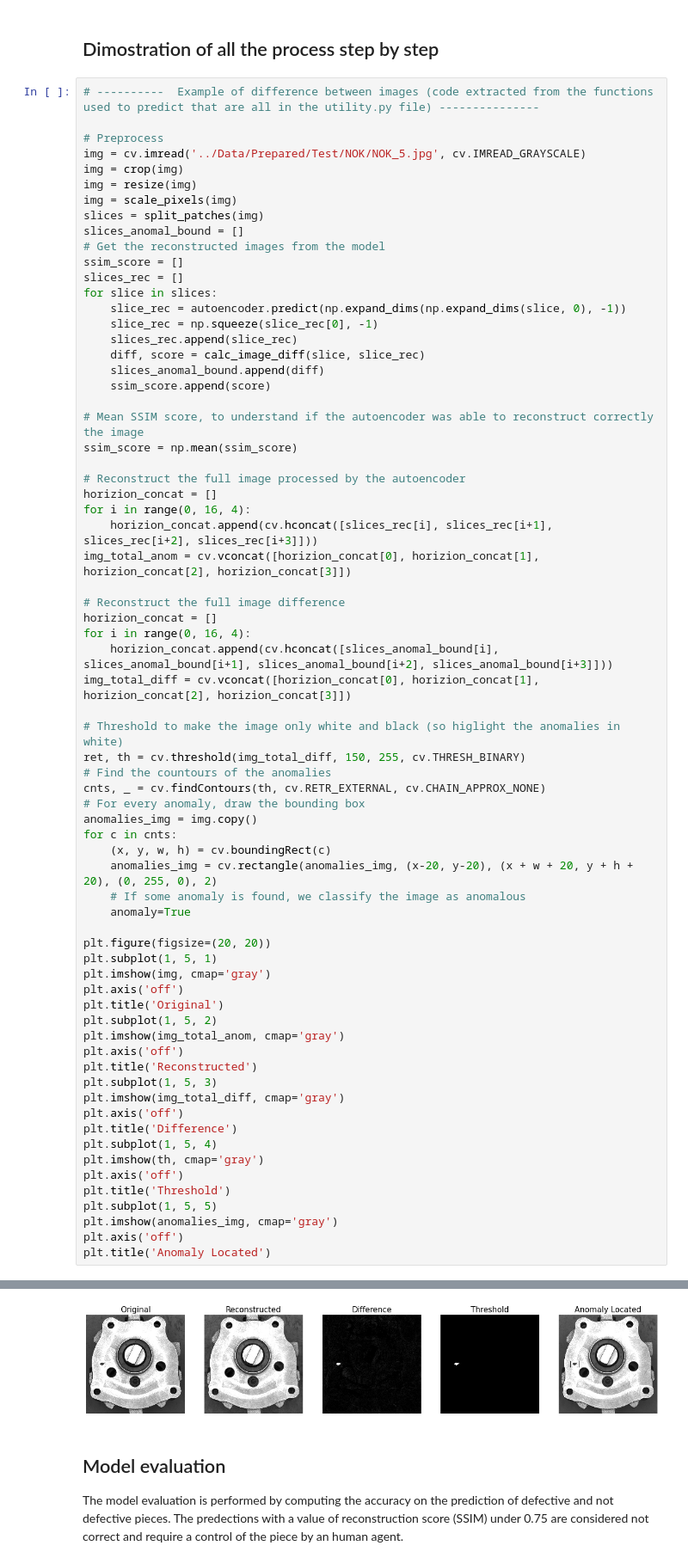
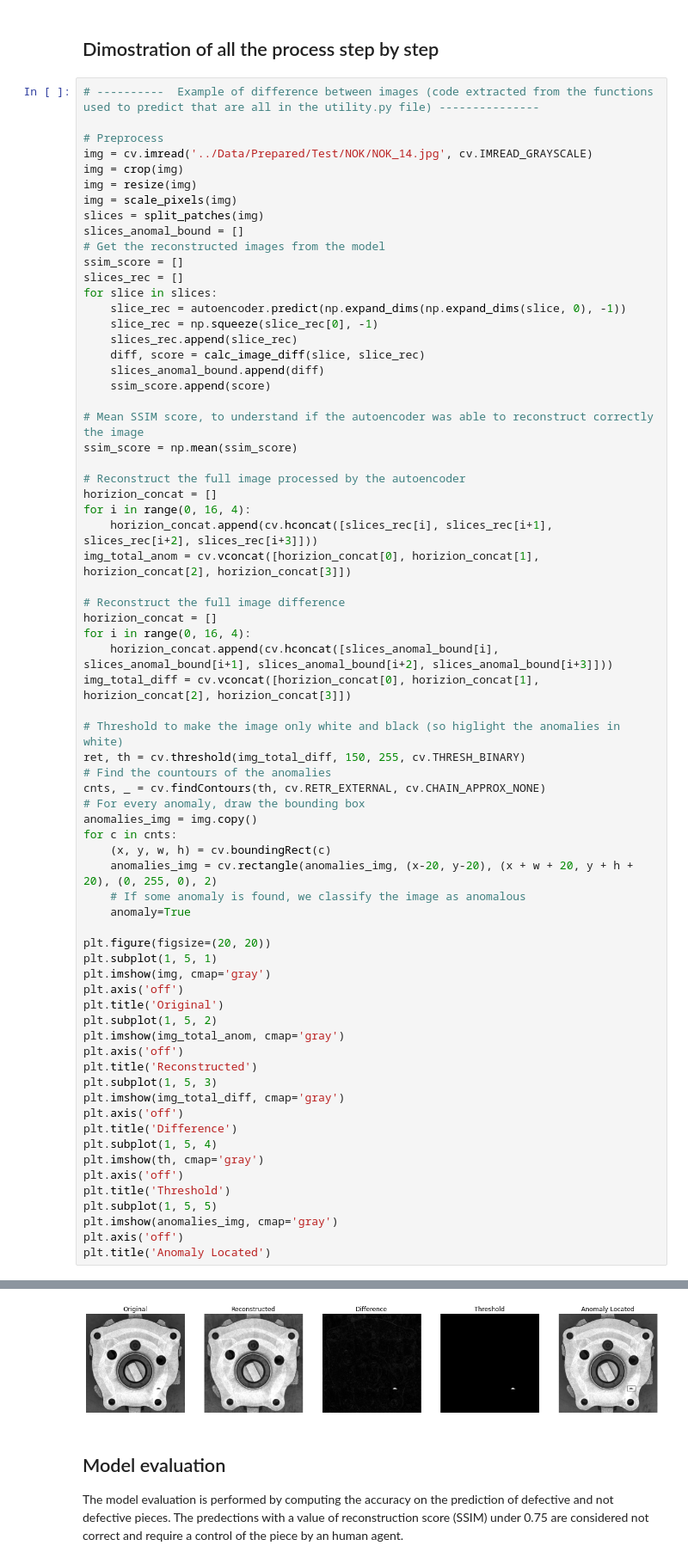
Before and after one commit to DragoneKTM/Industry_lab, a Jupyter notebook: Notebooks/Part3_test.ipynb, the cells around one changed output, grey strips where cells are left out. Shown at 86% size. Drawn from its saved outputs; the diff is of its cells as text.

```diff
--- a/Notebooks/Part3_test.ipynb
+++ b/Notebooks/Part3_test.ipynb
@@ -22,7 +23,7 @@ autoencoder = load_model("../Models/autoencoderFC")
 # ----------  Example of difference between images (code extracted from the functions used to predict that are all in the utility.py file) ---------------
 
 # Preprocess
-img = cv.imread('../Data/Prepared/Test/NOK/NOK_5.jpg', cv.IMREAD_GRAYSCALE)
+img = cv.imread('../Data/Prepared/Test/NOK/NOK_14.jpg', cv.IMREAD_GRAYSCALE)
 img = crop(img)
 img = resize(img)
 img = scale_pixels(img)
@@ -62,34 +63,34 @@ cnts, _ = cv.findContours(th, cv.RETR_EXTERNAL, cv.CHAIN_APPROX_NONE)
 anomalies_img = img.copy()
 for c in cnts:
     (x, y, w, h) = cv.boundingRect(c)
     anomalies_img = cv.rectangle(anomalies_img, (x-20, y-20), (x + w + 20, y + h + 20), (0, 255, 0), 2)
     # If some anomaly is found, we classify the image as anomalous
     anomaly=True
 
 plt.figure(figsize=(20, 20))
 plt.subplot(1, 5, 1)
 plt.imshow(img, cmap='gray')
 plt.axis('off')
 plt.title('Original')
 plt.subplot(1, 5, 2)
 plt.imshow(img_total_anom, cmap='gray')
 plt.axis('off')
 plt.title('Reconstructed')
 plt.subplot(1, 5, 3)
 plt.imshow(img_total_diff, cmap='gray')
 plt.axis('off')
 plt.title('Difference')
 plt.subplot(1, 5, 4)
 plt.imshow(th, cmap='gray')
 plt.axis('off')
 plt.title('Threshold')
 plt.subplot(1, 5, 5)
 plt.imshow(anomalies_img, cmap='gray')
 plt.axis('off')
 plt.title('Anomaly Located')
 # %% [output]
 Text(0.5, 1.0, 'Anomaly Located')
-[figure, old version]
+[figure, new version]
 # %% [markdown]
 ## Model evaluation
 The model evaluation is performed by computing the accuracy on the prediction of defective and not defective pieces.
```
Also changed, not shown: parts of 3 cells of this notebook, 6 other files.
